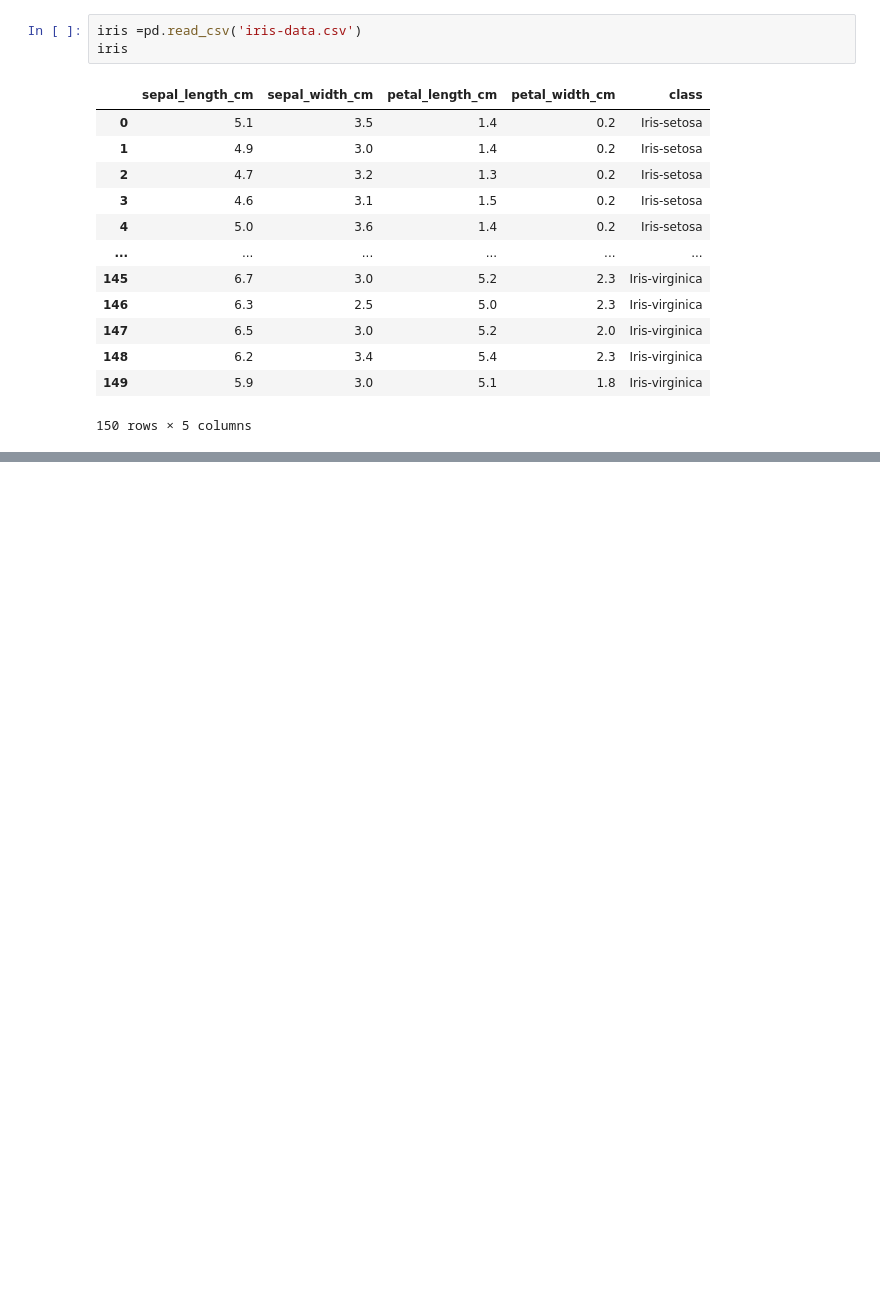
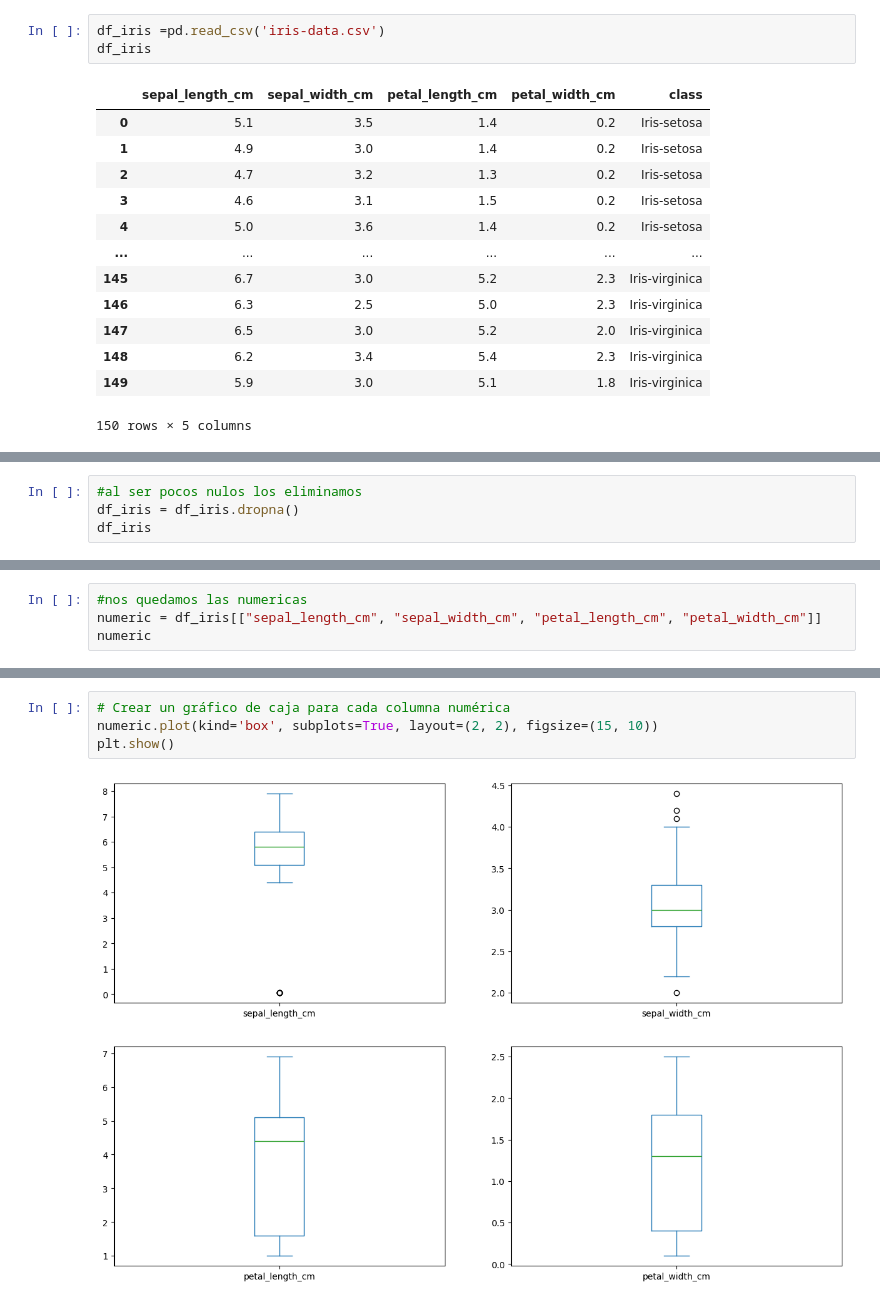
Before and after one commit to ih-datapt-mad/dataptmad0924_labs, a Jupyter notebook: module-3/data-cleaning-challenge/iris.ipynb, the cells around one changed output, grey strips where cells are left out. Drawn from its saved outputs; the diff is of its cells as text; blank space fills up the shorter version.

```diff
--- a/module-3/data-cleaning-challenge/iris.ipynb
+++ b/module-3/data-cleaning-challenge/iris.ipynb
@@ -6,8 +6,8 @@ import seaborn as sns
 from datetime import date
 #import scikit-learn as sklearn
 # %%
-iris =pd.read_csv('iris-data.csv')
-iris
+df_iris =pd.read_csv('iris-data.csv')
+df_iris
 # %% [output]
 |  | sepal_length_cm | sepal_width_cm | petal_length_cm | petal_width_cm | class |
 | 0 | 5.1 | 3.5 | 1.4 | 0.2 | Iris-setosa |
@@ -59,0 +52,4 @@ AttributeError: sort_values
+# %%
+#al ser pocos nulos los eliminamos
+df_iris = df_iris.dropna()
+df_iris
@@ -59,0 +86,4 @@ AttributeError: sort_values
+# %%
+#nos quedamos las numericas
+numeric = df_iris[["sepal_length_cm", "sepal_width_cm", "petal_length_cm", "petal_width_cm"]]
+numeric
@@ -59,0 +104,6 @@ AttributeError: sort_values
+# %%
+# Crear un gráfico de caja para cada columna numérica
+numeric.plot(kind='box', subplots=True, layout=(2, 2), figsize=(15, 10))
+plt.show()
+# %% [output]
+[figure, added]
```
Also changed, not shown: parts of 13 cells of this notebook, 1 other file.
